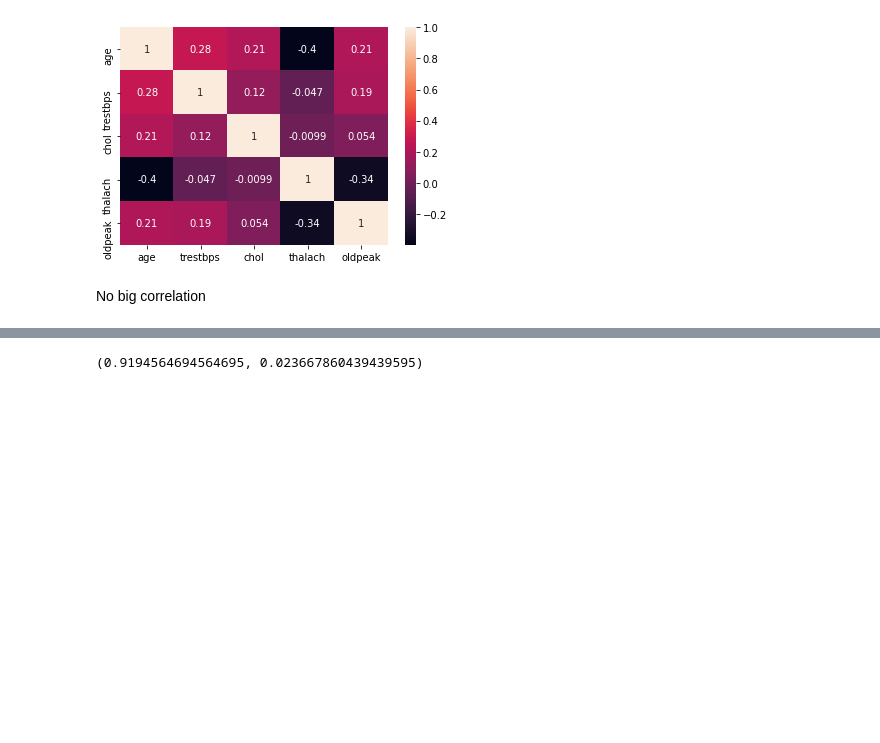
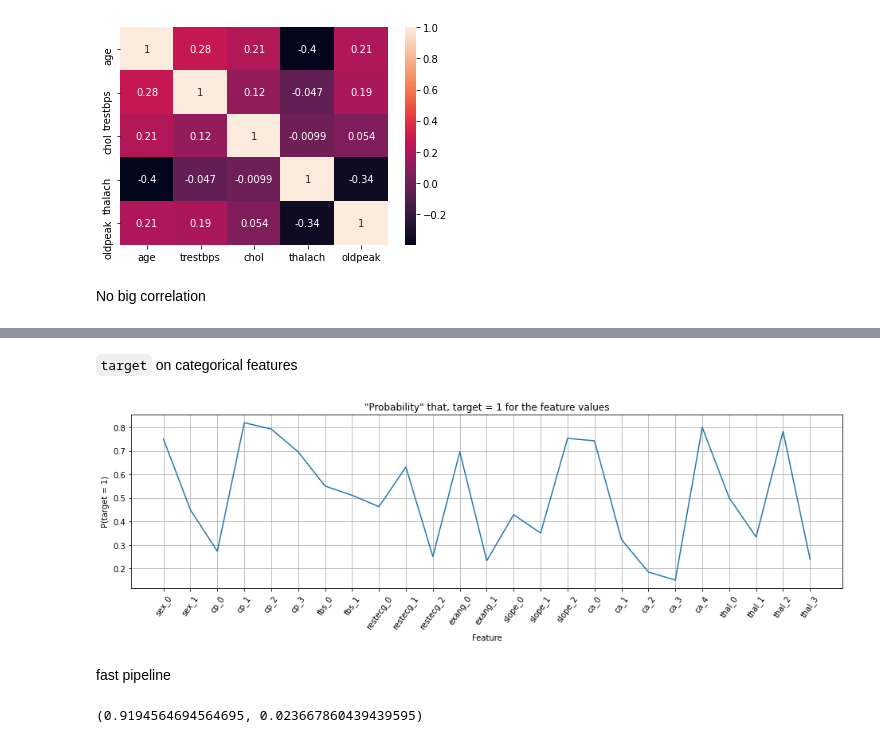
Before and after one commit to made-ml-in-prod-2021/kpotoh, a Jupyter notebook: ml_project/notebooks/EDA.ipynb, the cells around one changed output, grey strips where cells are left out. Cells and saved outputs as stored; diff of their text form; code cells hidden in the pictures; blank space fills up the shorter version.

```diff
--- a/ml_project/notebooks/EDA.ipynb
+++ b/ml_project/notebooks/EDA.ipynb
@@ -91,0 +94,5 @@ df
+# %%
+gr = df[cat_features + [target]].groupby(target)  #.apply(pd.get_dummies)
+# %%
+cdf = gr.apply(lambda d: pd.get_dummies(
+    d, columns=cat_features).sum()).drop(target, axis=1).T
@@ -92,3 +119,18 @@ df
+# %% [markdown]
+`target` on categorical features
+# %%
+plt.figure(figsize=(16, 4))
+(cdf[1] / cdf.sum(axis=1)).plot()
+plt.xticks(np.arange(len(cdf)), cdf.index, rotation=55)
+plt.grid()
+plt.title('"Probability" that target = 1 for the feature values')
+plt.xlabel('Feature')
+plt.ylabel('P(target = 1)')
+plt.show()
+# %% [output]
+[figure, added]
+# %% [markdown]
+fast pipeline
 # %%
 X = pd.get_dummies(df.drop(target, axis=1), columns=cat_features)
 # %%
```
Also changed, not shown: parts of 5 cells of this notebook, 11 other files.
